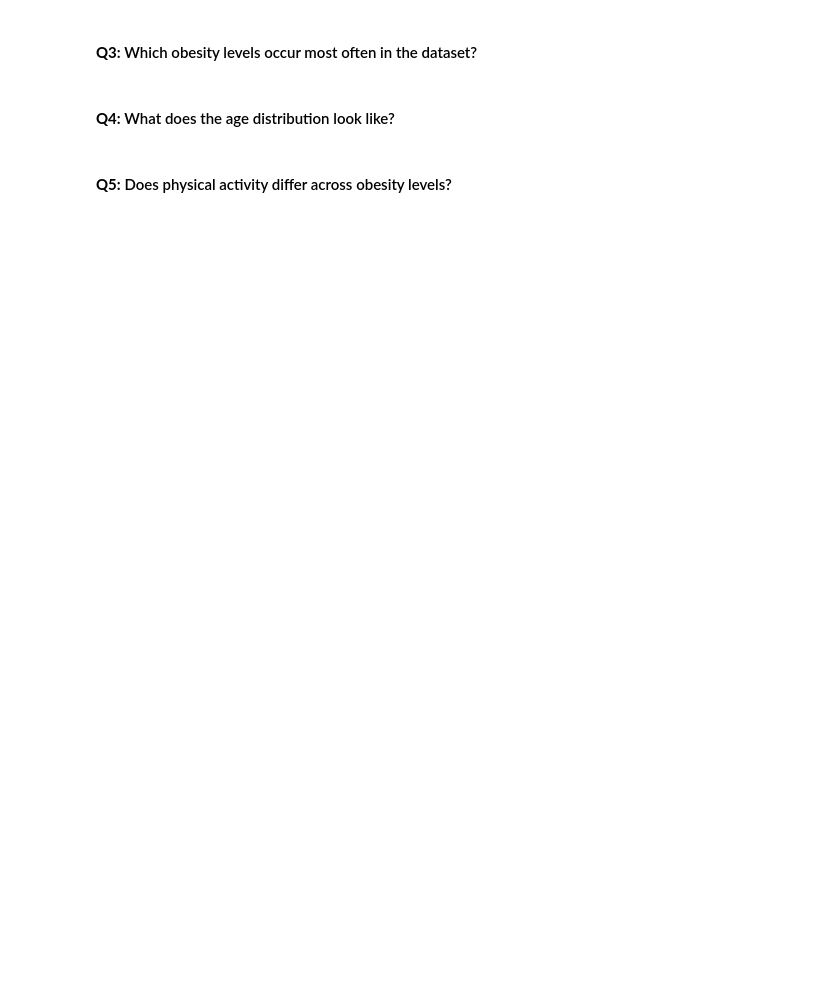
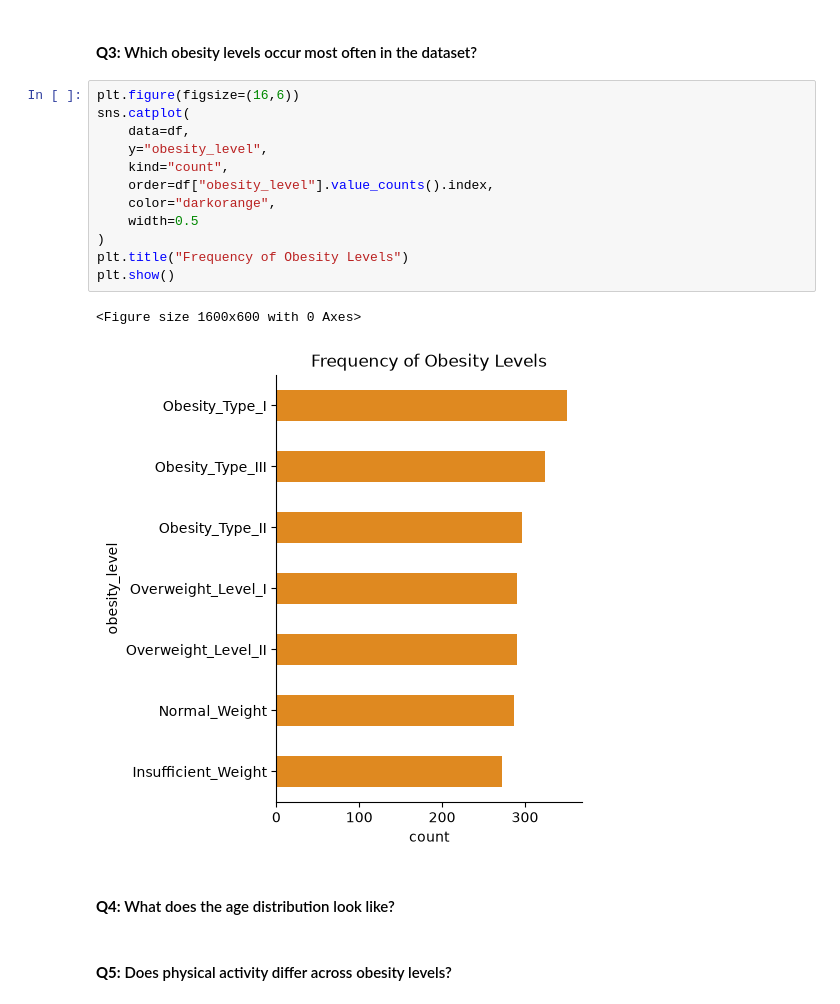
Before and after one commit to Radikahn/133Obesity, a Jupyter notebook: notebooks/data_exploration.ipynb, the cells around one changed output. Saved outputs shown, nothing was run; the diff lists cells and outputs as text; blank space fills up the shorter version.

```diff
--- a/notebooks/data_exploration.ipynb
+++ b/notebooks/data_exploration.ipynb
@@ -22,5 +89,20 @@ df = pd.read_csv(data_path)
 # %% [markdown]
 #### **Q3:** Which obesity levels occur most often in the dataset?
+# %%
+plt.figure(figsize=(16,6))
+sns.catplot(
+    data=df,
+    y="obesity_level",
+    kind="count",
+    order=df["obesity_level"].value_counts().index,
+    color="darkorange",
+    width=0.5
+)
+plt.title("Frequency of Obesity Levels")
+plt.show()
+# %% [output]
+<Figure size 1600x600 with 0 Axes>
+[figure, added]
 # %% [markdown]
 #### **Q4:** What does the age distribution look like?
 # %% [markdown]
```
Also changed, not shown: parts of 8 cells of this notebook, 2 other files.
